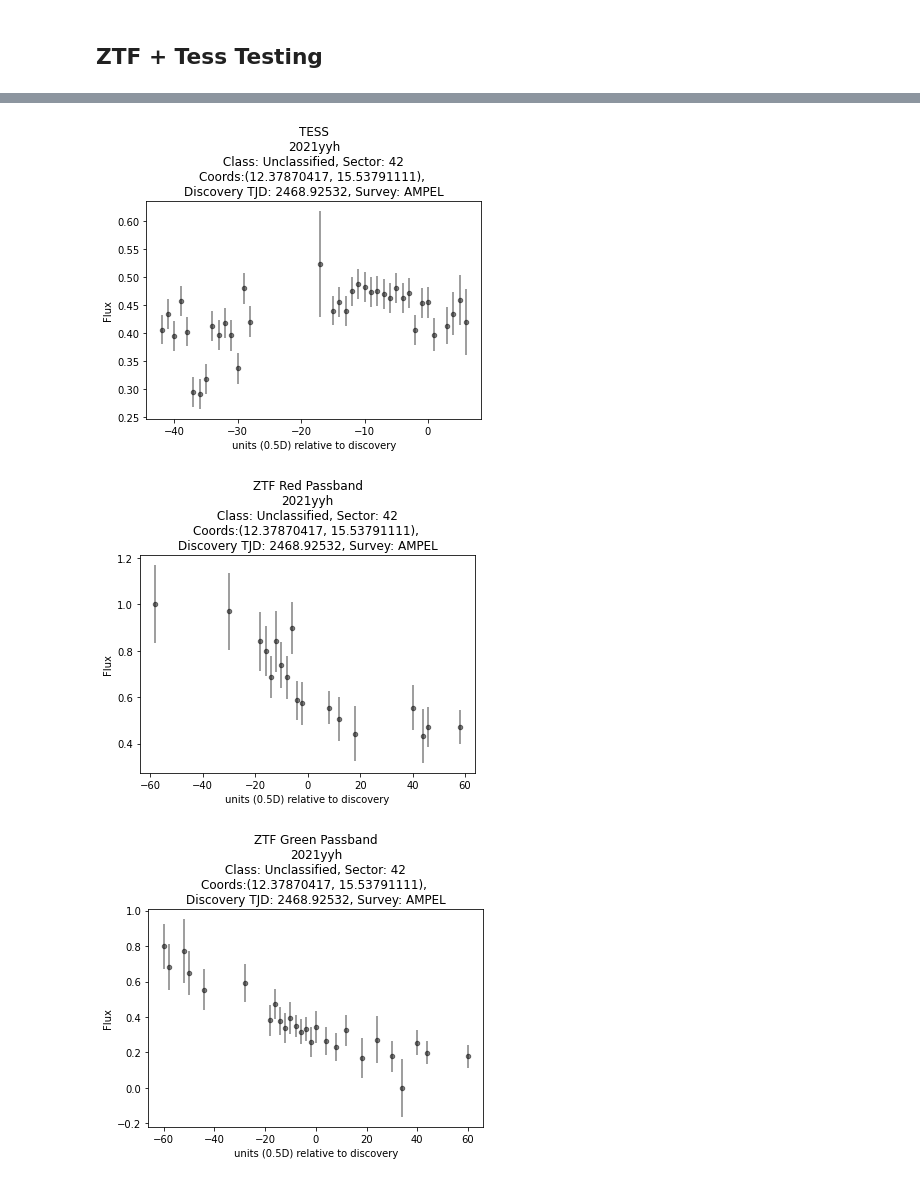
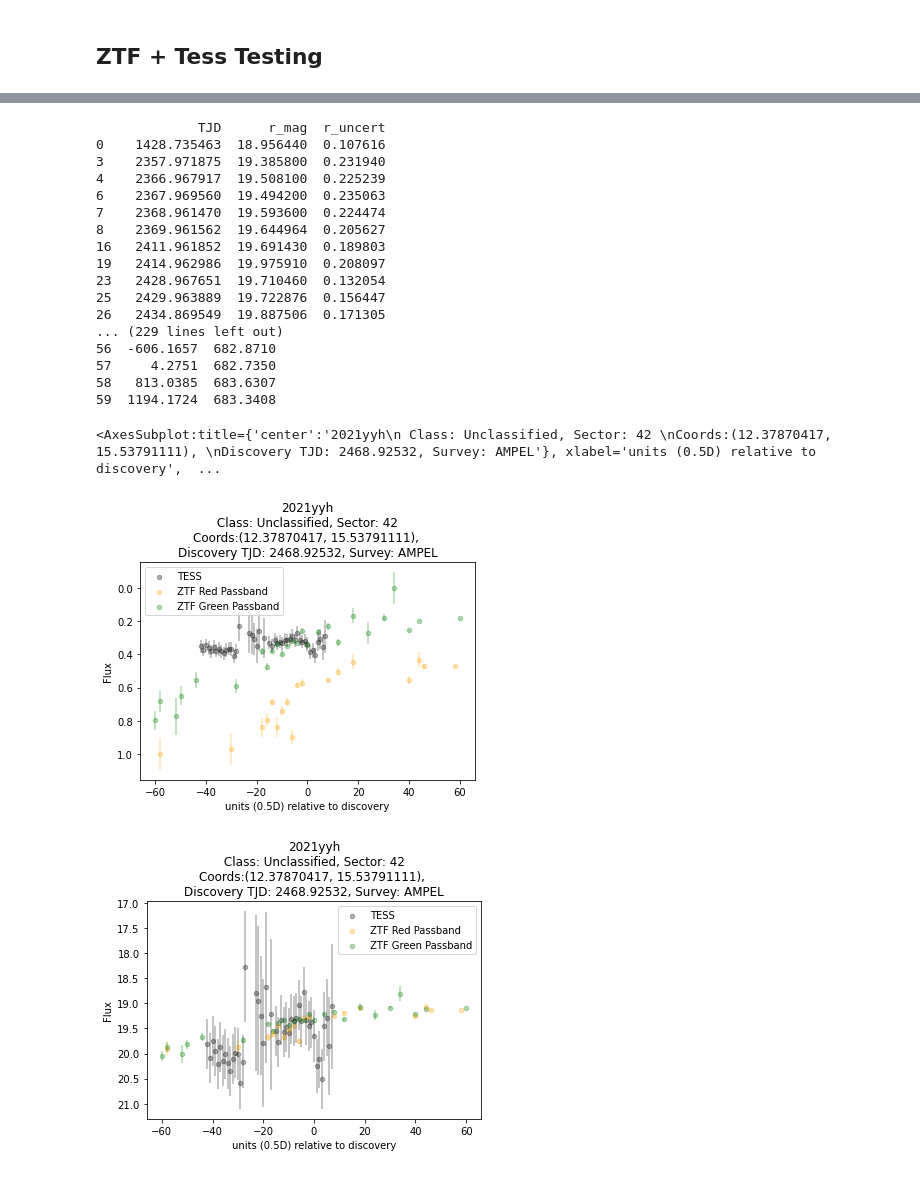
Before and after one commit to halihuang/TESSEpochTime, a Jupyter notebook: preprocessing.ipynb, the cells around one changed output, grey strips where cells are left out. Saved outputs shown, nothing was run; the diff lists cells and outputs as text; code cells hidden in the pictures.

Commit message:
added proper ztf tess plot both normalized and unnormalized

```diff
--- a/preprocessing.ipynb
+++ b/preprocessing.ipynb
@@ -202,18 +202,24 @@ ax.axvline(t_max, color="red", linestyle="--")
 # %% [markdown]
 ## ZTF + Tess Testing
 # %%
-from preprocess import preprocess_ztf_tess, display_curve
+from preprocess import preprocess_ztf_tess, display_all_passbands
+import os
 params = {
         "norm": True,
         "to_bin": True,
         "bin_interval": "0.5D",
         "time_scale": "trigger",
         "ztf_tess": True,
-        "tess": True
+        "sub_bg_model": False
     }
-df, meta = preprocess_ztf_tess("2021yyh_ZTF18acdyyxk_non_detections.csv", params)
+ztf_data = os.listdir("TESS_data/ztf_data/")
+filename = "2021yyh_ZTF18acdyyxk_detections.csv"
+df, meta = preprocess_ztf_tess(filename, params)
 df_slice = df.loc[-60:60, :]
-display_curve(df_slice, meta, "tess_mag", "tess_uncert", title_info="TESS")
-display_curve(df_slice, meta, "r_mag", "r_uncert", title_info="ZTF Red Passband")
-display_curve(df_slice, meta, "g_mag", "g_uncert", title_info="ZTF Green Passband")
+display_all_passbands(df_slice, meta, flip=True)
+
+params['norm'] = False
+df_nonorm, meta = preprocess_ztf_tess(filename, params)
+df_nonorm_slice = df_nonorm.loc[-60:60, :]
+display_all_passbands(df_nonorm_slice, meta, flip=True)
 # %% [output]
@@ -221,3 +243,20 @@ display_curve(df_slice, meta, "g_mag", "g_uncert", title_info="ZTF Green Passban
+             TJD      r_mag  r_uncert
+0    1428.735463  18.956440  0.107616
+3    2357.971875  19.385800  0.231940
+4    2366.967917  19.508100  0.225239
+6    2367.969560  19.494200  0.235063
+7    2368.961470  19.593600  0.224474
+8    2369.961562  19.644964  0.205627
+16   2411.961852  19.691430  0.189803
+19   2414.962986  19.975910  0.208097
+23   2428.967651  19.710460  0.132054
+25   2429.963889  19.722876  0.156447
+26   2434.869549  19.887506  0.171305
+... (229 lines left out)
+56  -606.1657  682.8710
+57     4.2751  682.7350
+58   813.0385  683.6307
+59  1194.1724  683.3408
+<AxesSubplot:title={'center':'2021yyh\n Class: Unclassified, Sector: 42 \nCoords:(12.37870417, 15.53791111), \nDiscovery TJD: 2468.92532, Survey: AMPEL'}, xlabel='units (0.5D) relative to discovery',  ...
-[figure, old version]
+[figure, new version]
-[figure, old version]
+[figure, new version]
-[figure, removed]
```
Also changed, not shown: parts of 6 cells of this notebook, 2 other files.
